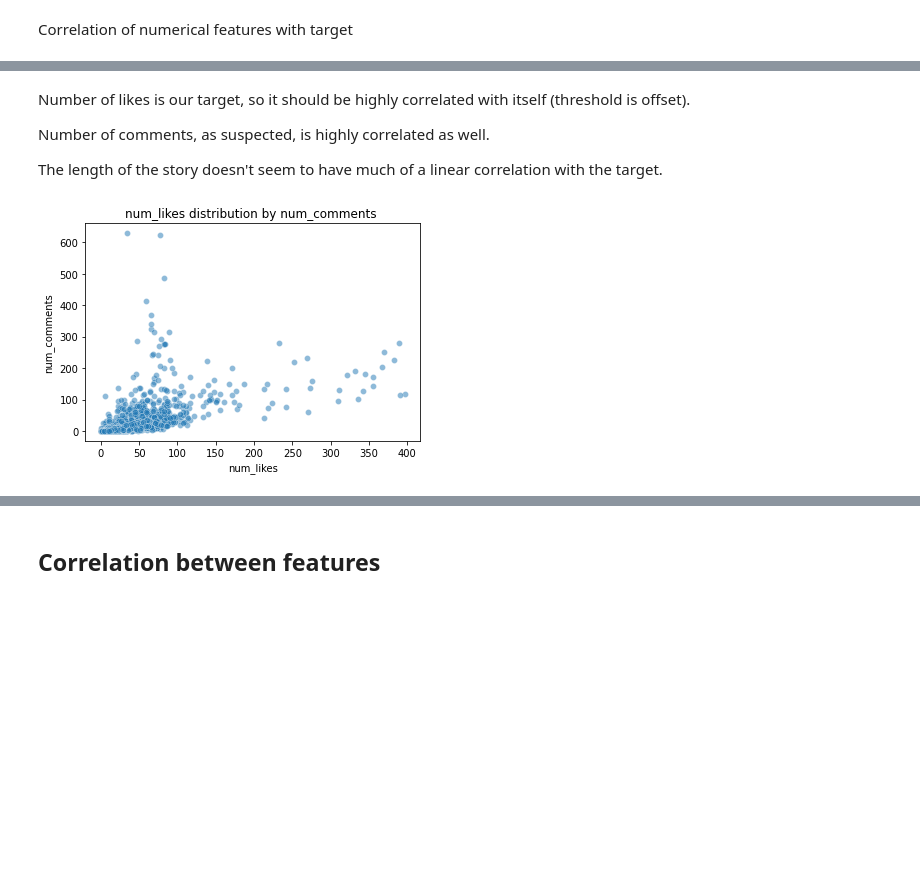
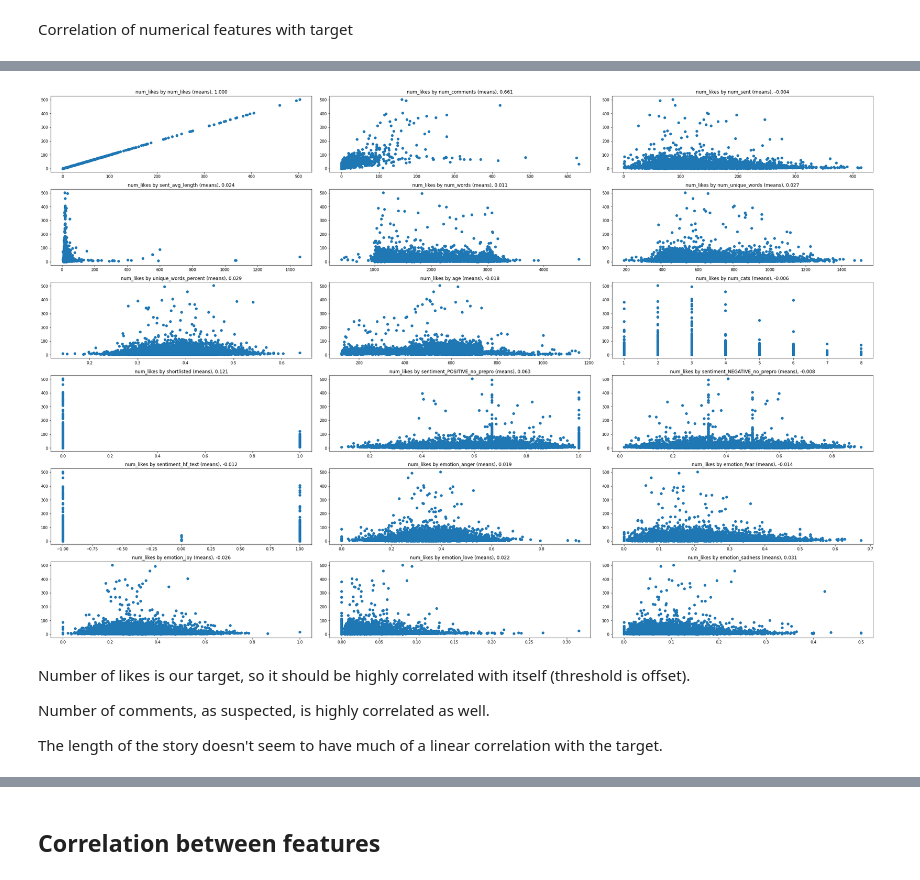
Before and after one commit to batyaamericus/OncUponTim, a Jupyter notebook: EDA.ipynb, the cells around one changed output, grey strips where cells are left out. Cells and saved outputs as stored; diff of their text form; code cells hidden in the pictures; blank space fills up the shorter version.

```diff
--- a/EDA.ipynb
+++ b/EDA.ipynb
@@ -182,12 +229,26 @@ num_cats =  -0.006931574871593074
+# %%
+target = 'num_likes'
+my_j = int(len(numerical)/3)
+
+f,ax=plt.subplots(my_j,
+                  3,
+                  figsize=(30,20),
+                  constrained_layout = True)
+feat_iter=iter(numerical)
+
+for i in range(my_j):
+    for j in range(3):
+      try:
+        x = next(feat_iter)
+        ax[i,j].scatter(df[x], df[target])
+        ax[i,j].set_title(f"{target} by {x} (means), {df[x].corr(df[target]):.3f}")
+      except StopIteration:
+          pass
+# %% [output]
+[figure, added]
 # %% [markdown]
 Number of likes is our target, so it should be highly correlated with itself (threshold is offset).
 
 Number of comments, as suspected, is highly correlated as well.
 
 The length of the story doesn't seem to have much of a linear correlation with the target.
-# %%
-var_to_plot = 'num_comments'
-sns.scatterplot(y = var_to_plot, x = target, data = df[df.num_likes<threshold], alpha = 0.5);
-plt.title(target + f' distribution by {var_to_plot} ');
-# %% [output]
-[figure, removed]
```
Also changed, not shown: parts of 15 cells of this notebook.
